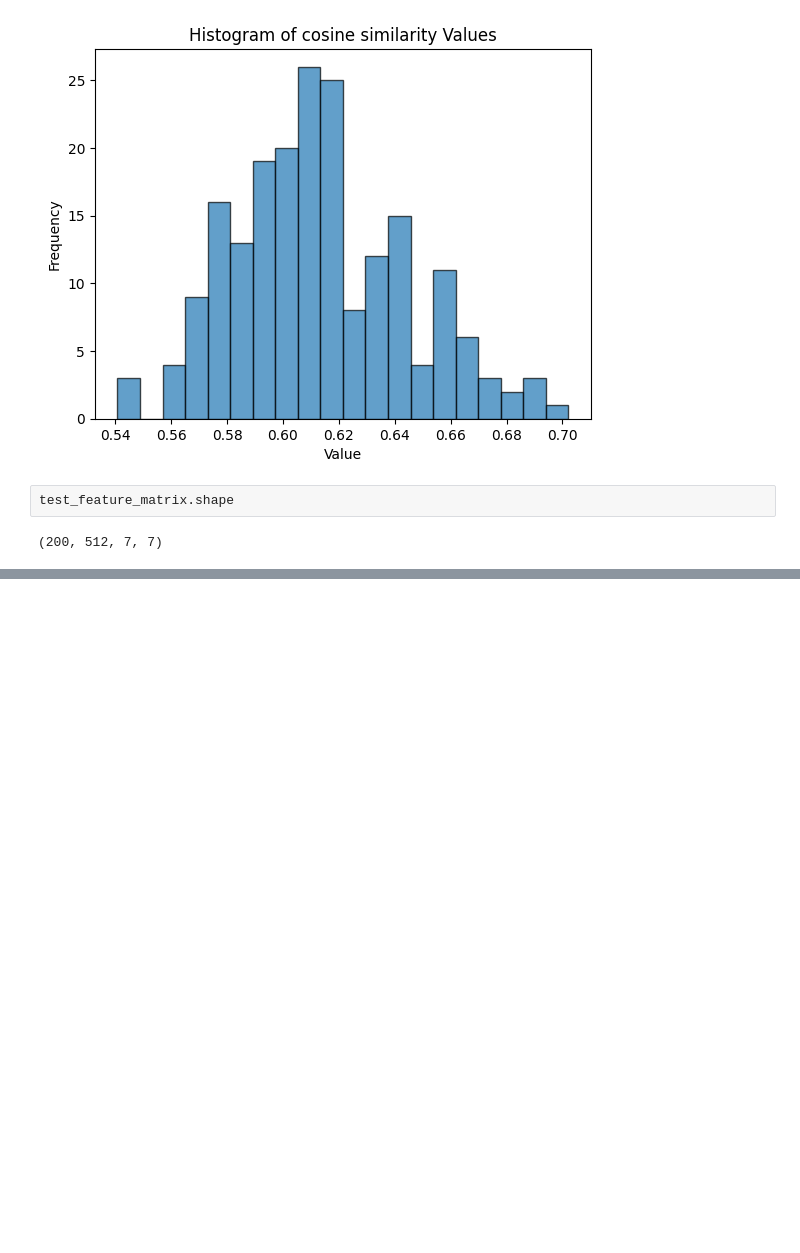
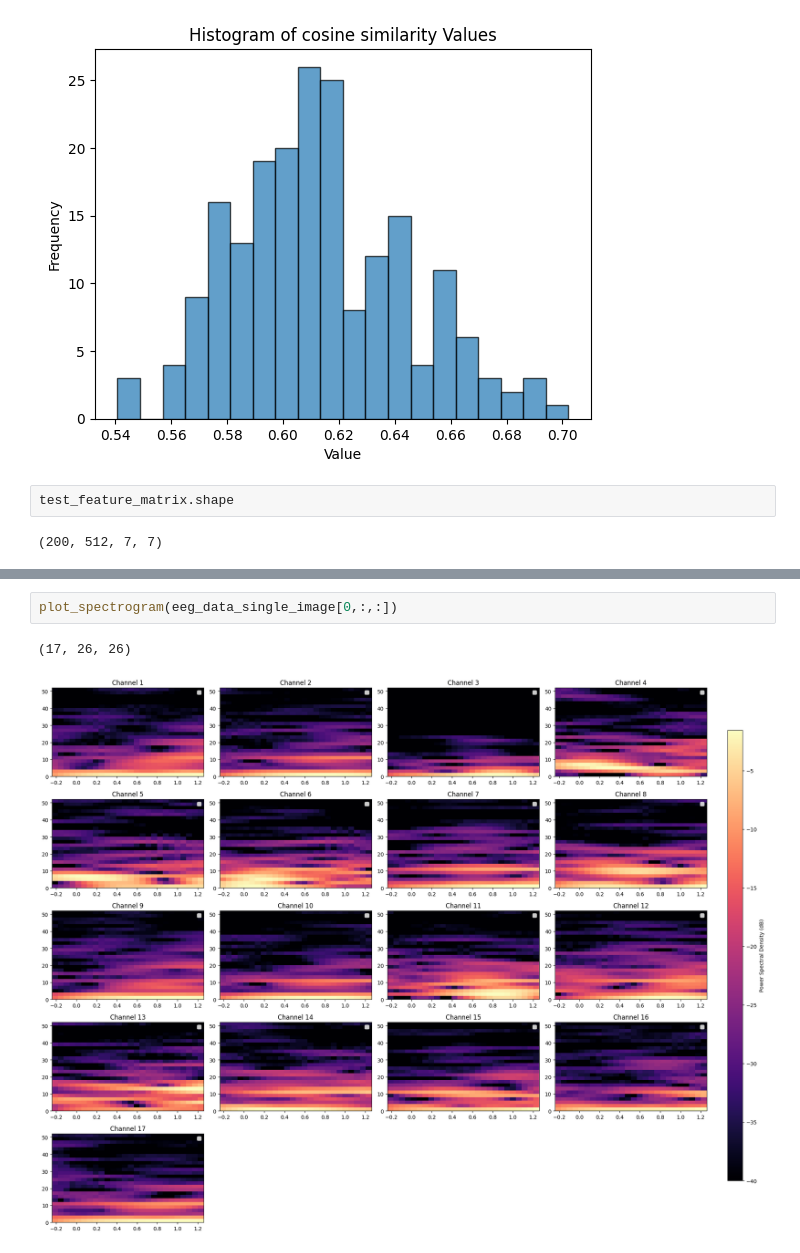
Before and after one commit to aditisaxena12/DecodeEEG, a Jupyter notebook: src/visualize/visualize_predict.ipynb, the cells around one changed output, grey strips where cells are left out. Drawn from its saved outputs; the diff is of its cells as text; blank space fills up the shorter version.

```diff
--- a/src/visualize/visualize_predict.ipynb
+++ b/src/visualize/visualize_predict.ipynb
@@ -211,0 +305,5 @@ Training EEG single image data shape:
+# %%
+plot_spectrogram(eeg_data_single_image[0,:,:])
+# %% [output]
+(17, 26, 26)
+[figure, added]
```
Also changed, not shown: parts of 12 cells of this notebook, 5 other files.
